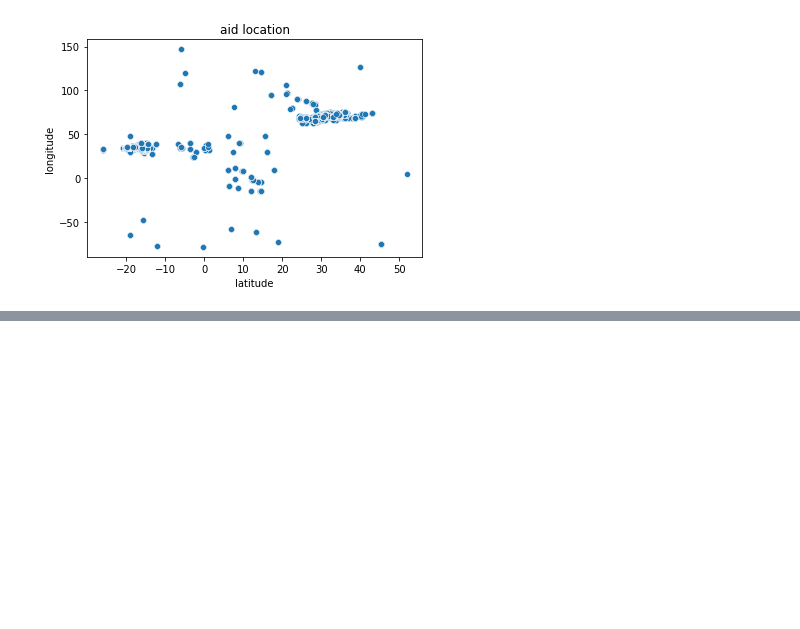
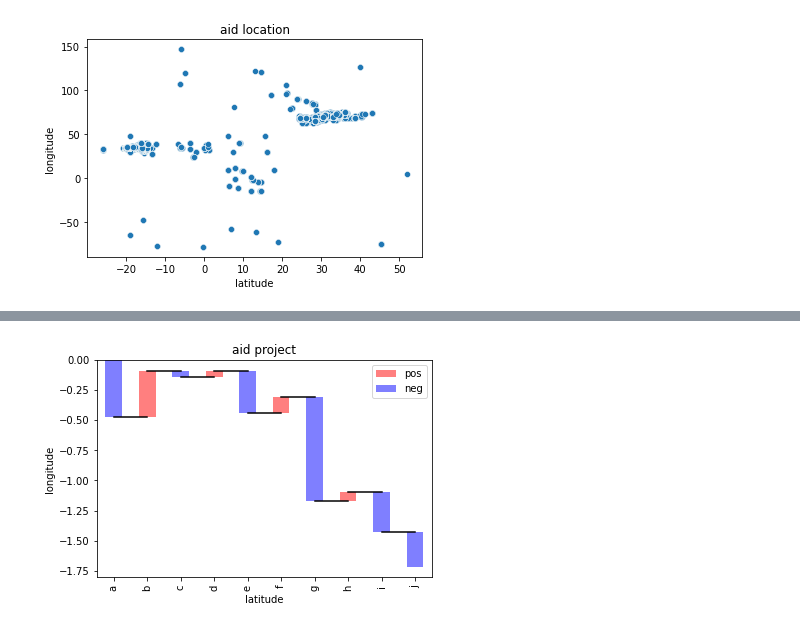
Before and after one commit to nomanbaig98/Data-warehousing-and-mining, a Jupyter notebook: phase 2/phase 2 data visualization.ipynb, the cells around one changed output, grey strips where cells are left out. Cells and saved outputs as stored; diff of their text form; code cells hidden in the pictures; blank space fills up the shorter version.

```diff
--- a/phase 2/phase 2 data visualization.ipynb
+++ b/phase 2/phase 2 data visualization.ipynb
@@ -231,0 +254,21 @@ plt.show()
+# %%
+#Reading the dataset
+test = pd.Series(-1 + 2 * np.random.rand(10), index=list('abcdefghij'))
+#Function for makig a waterfall chart
+def waterfall(series):
+    df = pd.DataFrame({'pos':np.maximum(series,0),'neg':np.minimum(series,0)})
+    blank = series.cumsum().shift(1).fillna(0)
+    df.plot(kind='bar', stacked=True, bottom=blank, color=['r','b'], alpha=0.5)
+    step = blank.reset_index(drop=True).repeat(3).shift(-1)
+    step[1::3] = np.nan
+    plt.plot(step.index, step.values,'k')
+#Creating the waterfall chart
+waterfall(test)
+#Adding the aesthetics
+plt.title('aid project')
+plt.xlabel('latitude')
+plt.ylabel('longitude')
+#Show the plot
+plt.show()
+# %% [output]
+[figure, added]
```
Also changed, not shown: parts of 3 cells of this notebook.
